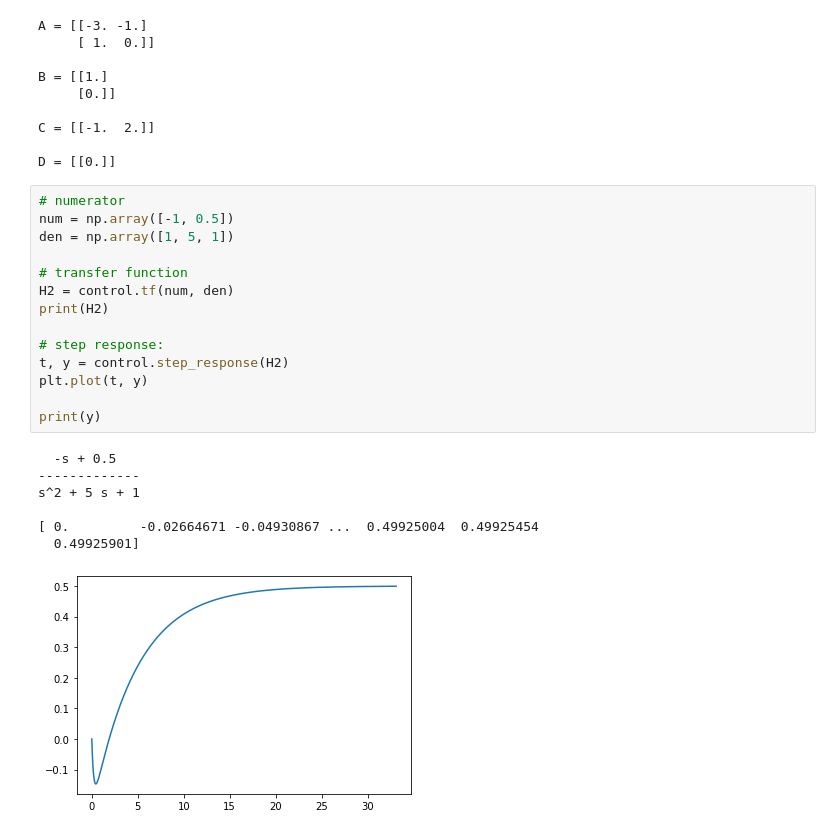
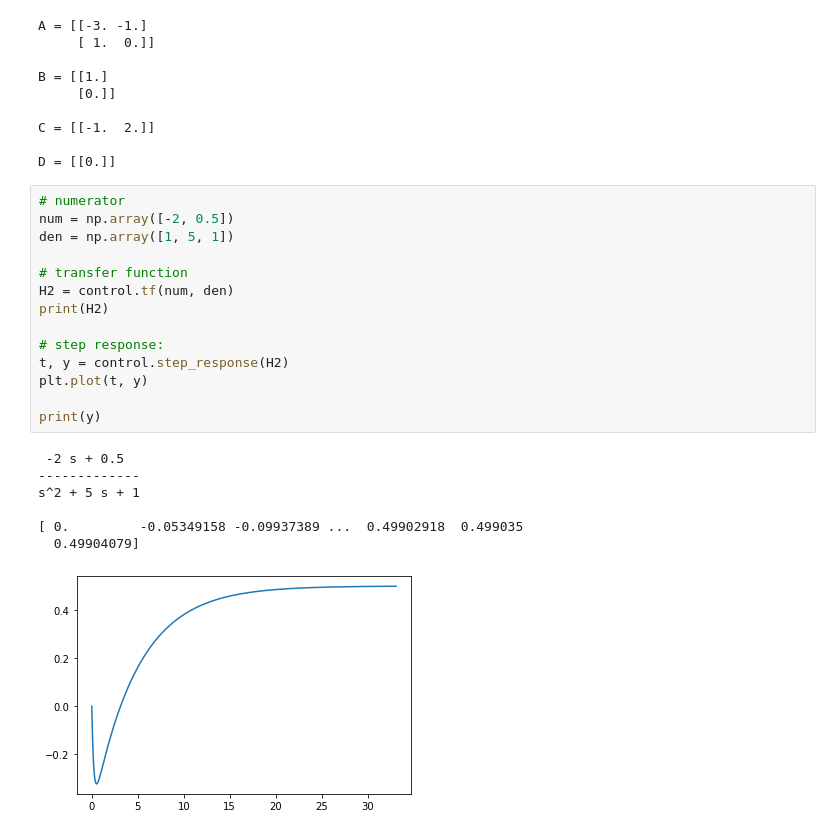
Before and after one commit to anjanavasudevan/Thesis, a Jupyter notebook: SimpleNMP/simple_tf/simple_nmp.ipynb, the cells around one changed output. Saved outputs shown, nothing was run; the diff lists cells and outputs as text.

```diff
--- a/SimpleNMP/simple_tf/simple_nmp.ipynb
+++ b/SimpleNMP/simple_tf/simple_nmp.ipynb
@@ -78,23 +80,23 @@ C = [[-1.  2.]]
 D = [[0.]]
 # %%
 # numerator
-num = np.array([-1, 0.5])
+num = np.array([-2, 0.5])
 den = np.array([1, 5, 1])
 
 # transfer function
 H2 = control.tf(num, den)
 print(H2)
 
 # step response:
 t, y = control.step_response(H2)
 plt.plot(t, y)
 
 print(y)
 # %% [output]
-  -s + 0.5
+ -2 s + 0.5
 -------------
 s^2 + 5 s + 1
 
-[ 0.         -0.02664671 -0.04930867 ...  0.49925004  0.49925454
-  0.49925901]
+[ 0.         -0.05349158 -0.09937389 ...  0.49902918  0.499035
+  0.49904079]
-[figure, old version]
+[figure, new version]
```
Also changed, not shown: parts of 19 cells of this notebook.
